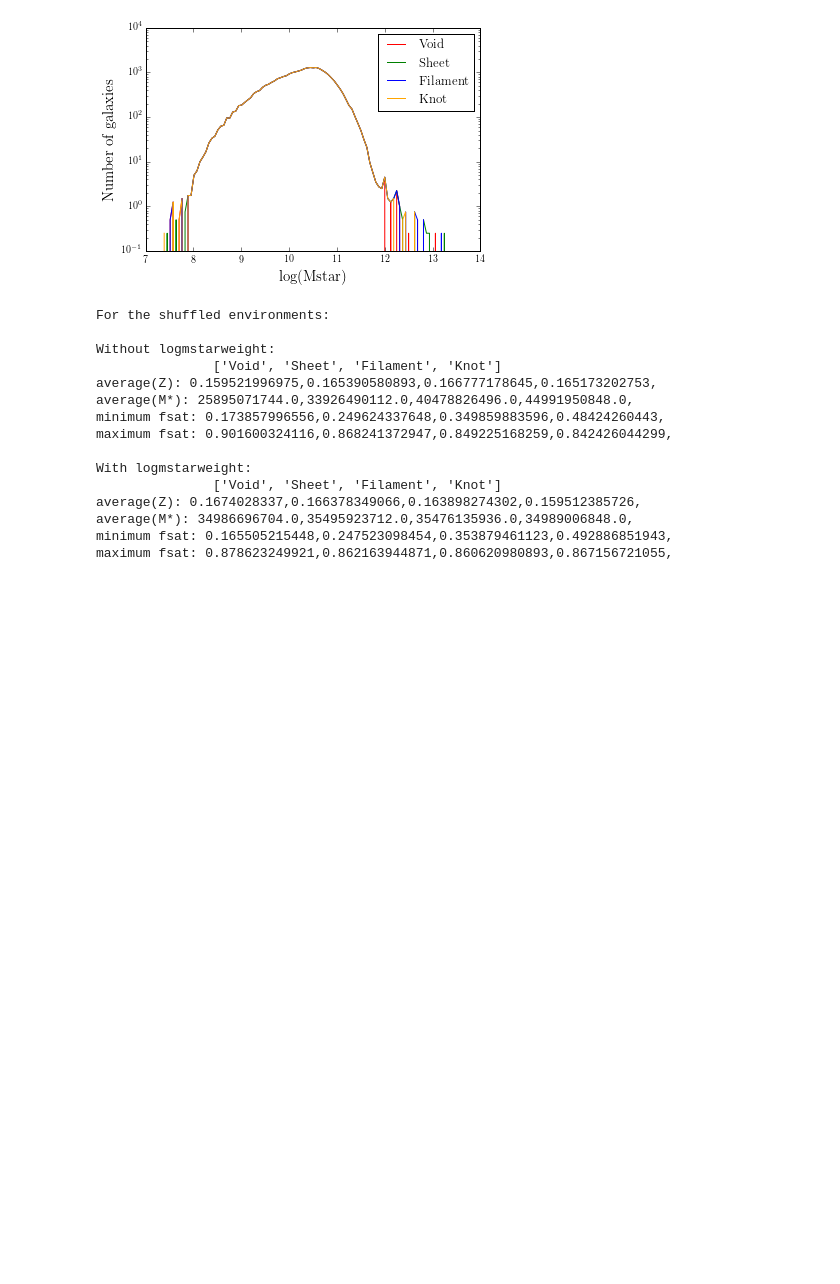
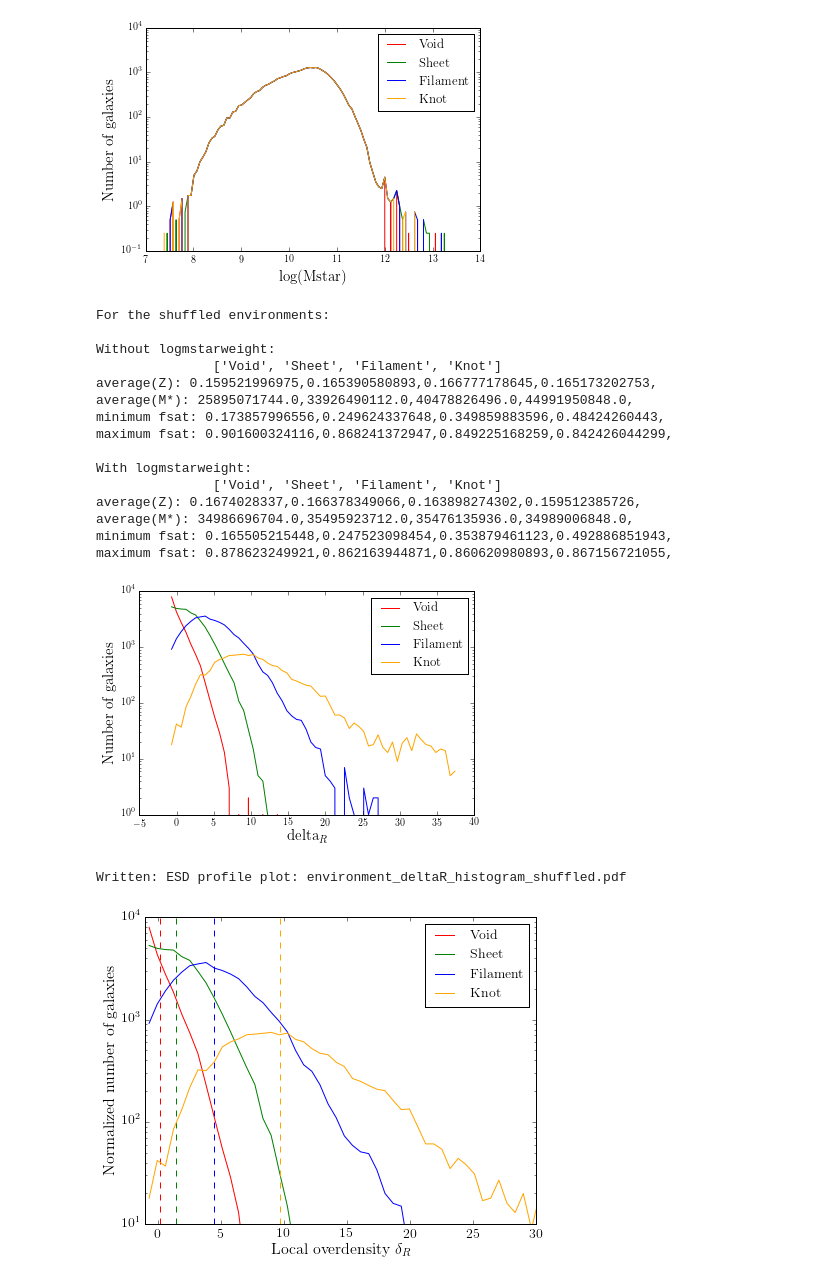
Before and after one commit to samtaziaux/KiDS-Sam_master, a Jupyter notebook: brouwer/environment_project/AngSephist.ipynb, the cells around one changed output. Cells and saved outputs as stored; diff of their text form; code cells hidden in the pictures; blank space fills up the shorter version.

Commit message:
Created improved plots for environment paper

```diff
--- a/brouwer/environment_project/AngSephist.ipynb
+++ b/brouwer/environment_project/AngSephist.ipynb
@@ -218,3 +186,57 @@ average(Z): 0.1674028337,0.166378349066,0.163898274302,0.159512385726,
 average(M*): 34986696704.0,35495923712.0,35476135936.0,34989006848.0,
 minimum fsat: 0.165505215448,0.247523098454,0.353879461123,0.492886851943,
 maximum fsat: 0.878623249921,0.862163944871,0.860620980893,0.867156721055,
+# %%
+# Plot delta_R
+
+deltacatname = '%s/delta_r_catalog.fits'%path_gamacats
+deltacat = pyfits.open(deltacatname)[1].data
+
+deltaRlist = deltacat['delta_R4'][obsmask]
+
+nbins = 60
+deltaRbins, deltaRhists, deltaRhistcens = \
+envutils.create_histogram('delta_R', deltaRlist, nbins, envnames, envlist, 'lin', False, False, False)
+
+plt.show()
+plt.close()
+
+###############################
+
+# Show results
+plt.figure(1, figsize=(7, 5.5))
+
+
+for env in xrange(len(envnames)):
+    plt.plot(deltaRhistcens, deltaRhists[env], '', ls='-', color=envcolors[env], label=envnames[env])
+    plt.axvline(x = np.median(deltaRlist[envlist==env]), linestyle='--', color=envcolors[env])
+
+plt.xlim(-1, 30)
+plt.ylim(1e1, 1e4)
+
+plt.yscale('log')
+plt.legend(loc='upper right', fontsize=14)
+
+xlabel = 'Local overdensity $\delta_{\r R}$'
+#ylabel = 'Number of galaxies'
+ylabel = 'Normalized number of galaxies'
+
+
+plt.ylabel(r'%s'%ylabel,fontsize=16)
+plt.xlabel(r'%s'%xlabel,fontsize=16)
+plt.tick_params(axis='both', which='major', labelsize=14)
+
+histname = 'environment_deltaR_histogram'
+if shuffled:
+    histname = '%s_shuffled'%(histname)
+
+plotname = '%s.pdf'%histname
+
+plt.savefig(plotname, format='pdf', bbox_inches='tight')
+print 'Written: ESD profile plot:', plotname
+
+plt.show()
+# %% [output]
+[figure, added]
+Written: ESD profile plot: environment_deltaR_histogram_shuffled.pdf
+[figure, added]
```
Also changed, not shown: parts of 6 cells of this notebook, 9 other files.
